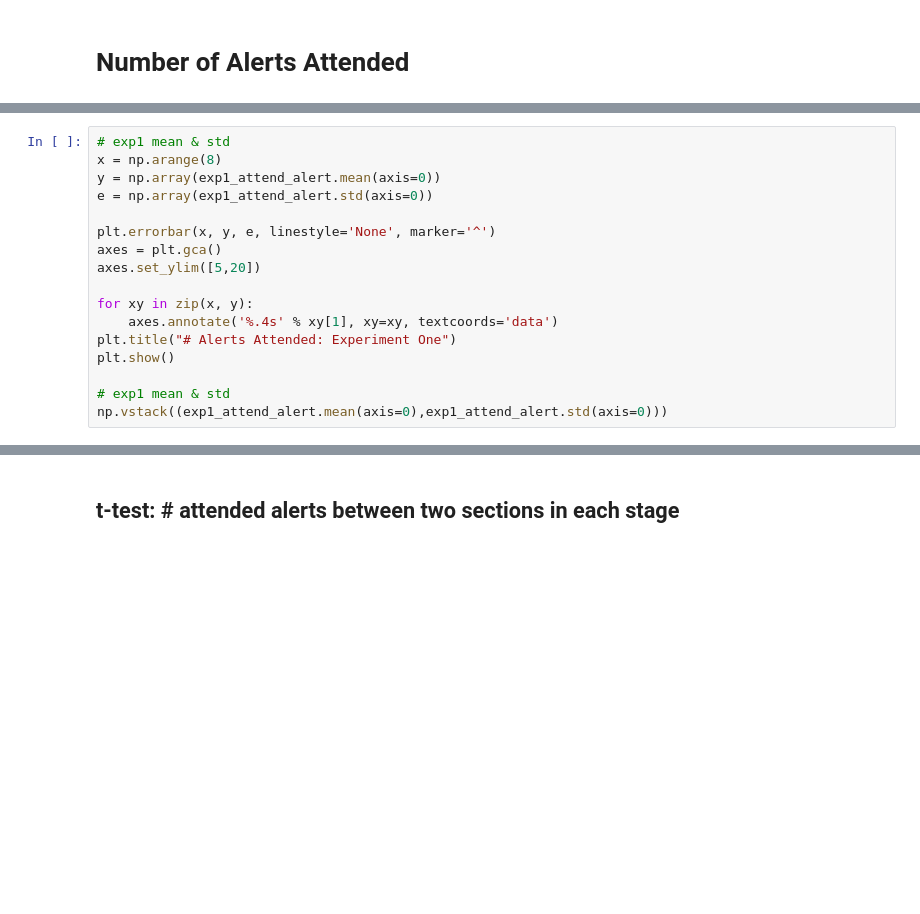
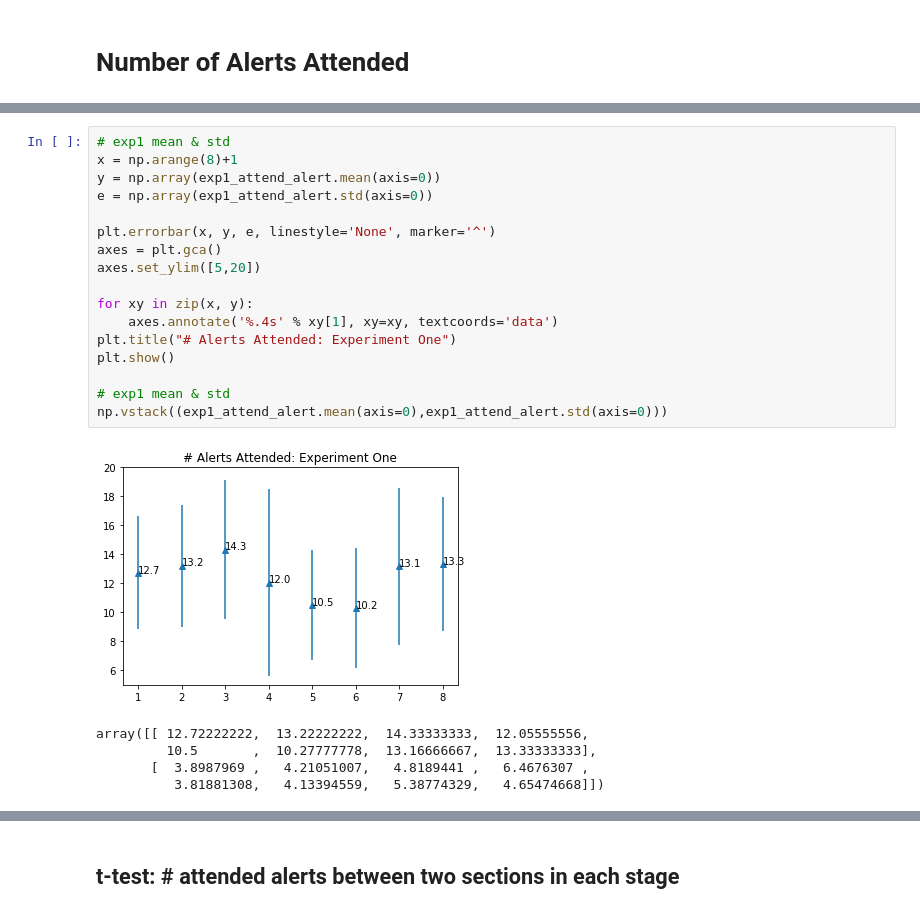
Before and after one commit to Kai-Monash/code, a Jupyter notebook: static_tests.ipynb, the cells around one changed output, grey strips where cells are left out. Saved outputs shown, nothing was run; the diff lists cells and outputs as text; blank space fills up the shorter version.

```diff
--- a/static_tests.ipynb
+++ b/static_tests.ipynb
@@ -420,19 +542,25 @@ exp_attend_alert.shape
 # %%
 # exp1 mean & std
-x = np.arange(8)
+x = np.arange(8)+1
 y = np.array(exp1_attend_alert.mean(axis=0))
 e = np.array(exp1_attend_alert.std(axis=0))
 
 plt.errorbar(x, y, e, linestyle='None', marker='^')
 axes = plt.gca()
 axes.set_ylim([5,20])
 
 for xy in zip(x, y):
     axes.annotate('%.4s' % xy[1], xy=xy, textcoords='data')
 plt.title("# Alerts Attended: Experiment One")
 plt.show()
 
 # exp1 mean & std
 np.vstack((exp1_attend_alert.mean(axis=0),exp1_attend_alert.std(axis=0)))
+# %% [output]
+[figure, added]
+array([[ 12.72222222,  13.22222222,  14.33333333,  12.05555556,
+         10.5       ,  10.27777778,  13.16666667,  13.33333333],
+       [  3.8987969 ,   4.21051007,   4.8189441 ,   6.4676307 ,
+          3.81881308,   4.13394559,   5.38774329,   4.65474668]])
 # %%
 # exp2 mean & std
```
Also changed, not shown: parts of 45 cells of this notebook.
